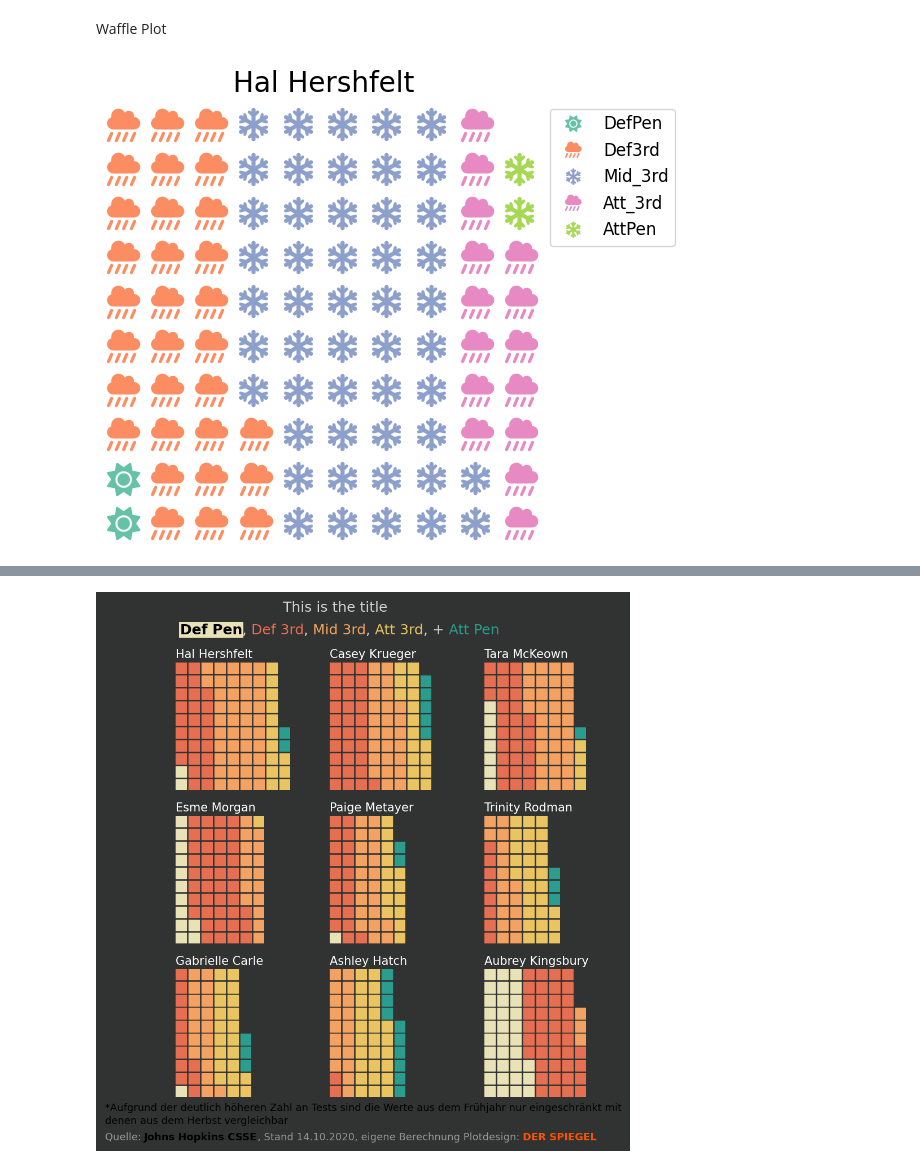
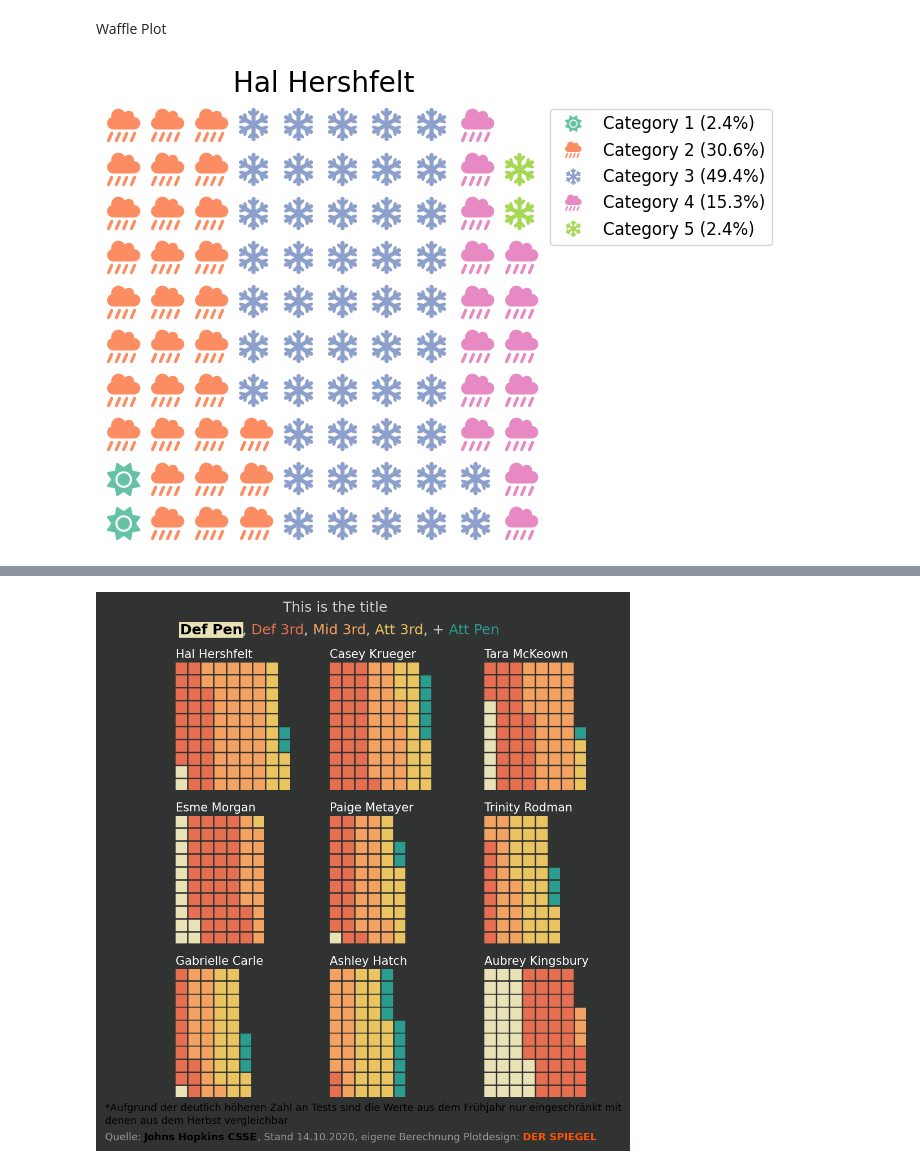
Before and after one commit to axelbol/football-analysis, a Jupyter notebook: possession_fbref.ipynb, the cells around one changed output, grey strips where cells are left out. Saved outputs shown, nothing was run; the diff lists cells and outputs as text; code cells hidden in the pictures.

```diff
--- a/possession_fbref.ipynb
+++ b/possession_fbref.ipynb
@@ -365,33 +367,33 @@ values = (values / values.sum()) * 100
 fig = plt.figure(
     FigureClass=Waffle,
     rows=10,  # Number of rows in the waffle grid
     values=values,
-    labels=list(df_possession_clean.index),
-    # labels=[f"Category {i+1} ({v:.1f}%)" for i, v in enumerate(values)],
+    # labels=list(df_possession_clean.index),
+    labels=[f"Category {i+1} ({v:.1f}%)" for i, v in enumerate(values)],
     figsize=(10, 5),
     # characters='⚡',
     font_size=24,
     icon_style='solid',
     icon_legend=True,
     icons=['sun', 'cloud-showers-heavy', 'snowflake', 'cloud-showers-heavy', 'snowflake'],
     legend={
         # 'loc': 'upper left',
         # 'labels': ['Sun', 'Shower', 'Snow', 'Shower', 'Snow'],
         'loc': 'upper left',
         'bbox_to_anchor': (1, 1),
         # 'ncol': len(values),
         # 'framealpha': 0,
         'fontsize': 12
         },
     title={
         'label': players_list[0],
         'loc': 'center',
         'fontdict': {
             'fontsize': 20
         }
     }
 )
 
 # plt.savefig('/home/axel/Code/images/image.png', dpi=fig.dpi, bbox_inches='tight', pad_inches=0.35)
 # %% [output]
-[figure, old version]
+[figure, new version]
```
Also changed, not shown: parts of 9 cells of this notebook, 1 other file.
